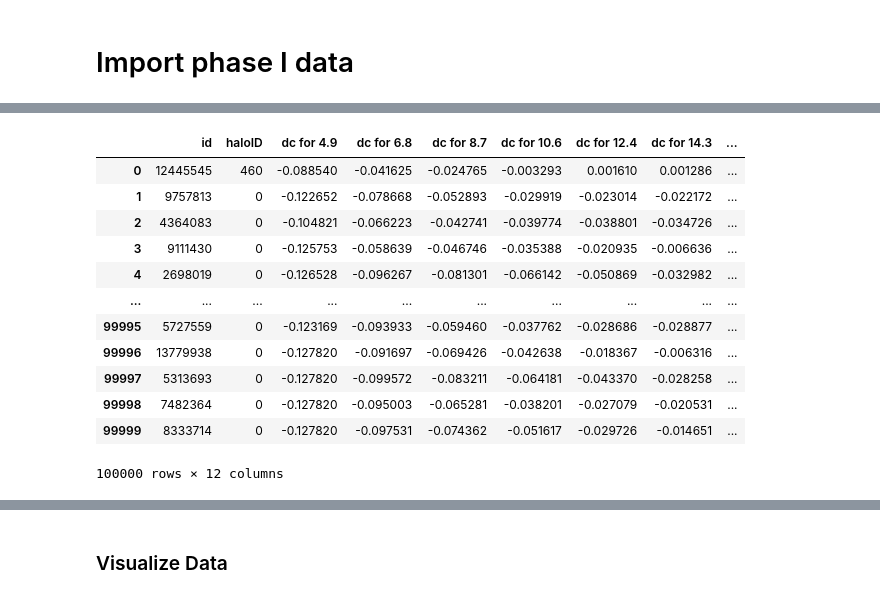
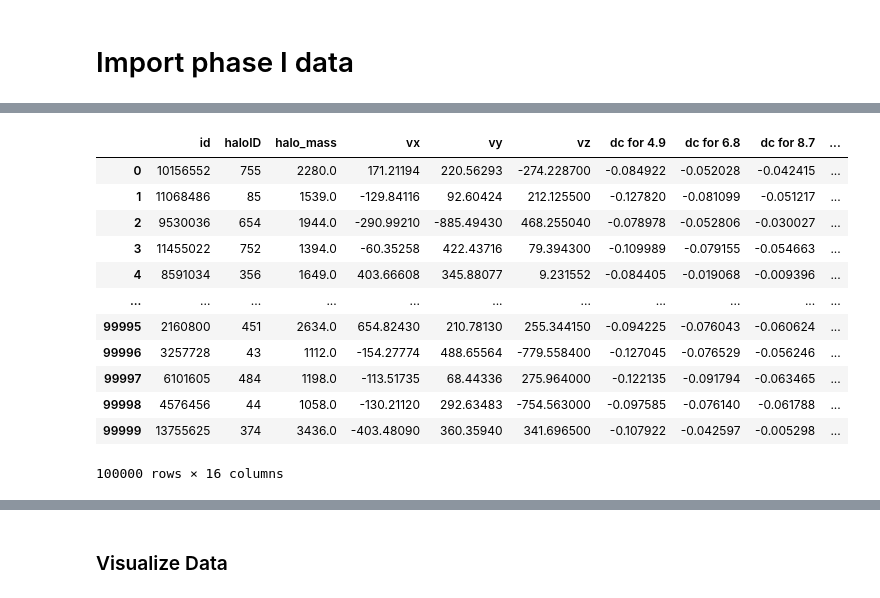
Before and after one commit to as2c/MLP---Cosmology, a Jupyter notebook: NN_Model.ipynb, the cells around one changed output, grey strips where cells are left out. Cells and saved outputs as stored; diff of their text form; code cells hidden in the pictures.

```diff
--- a/NN_Model.ipynb
+++ b/NN_Model.ipynb
@@ -49,21 +49,22 @@ Drive already mounted at /content/drive; to attempt to forcibly remount, call dr
 # %%
-data = pd.read_csv(r'/content/drive/MyDrive/density_contrast_final2.csv')
-data['in_halo'] = (data['haloID']>0).astype('int')
+data = pd.read_csv(r'/content/drive/MyDrive/denc_Neutrino')
+# data['in_halo'] = (data['haloID']>0).astype('int')
+data['in_halo'] = (data['halo_mass']>1600).astype('int32')
 data
 # %% [output]
-|  | id | haloID | dc for 4.9 | dc for 6.8 | dc for 8.7 | dc for 10.6 | dc for 12.4 | dc for 14.3 | ... |
-| 0 | 12445545 | 460 | -0.088540 | -0.041625 | -0.024765 | -0.003293 | 0.001610 | 0.001286 | ... |
-| 1 | 9757813 | 0 | -0.122652 | -0.078668 | -0.052893 | -0.029919 | -0.023014 | -0.022172 | ... |
-| 2 | 4364083 | 0 | -0.104821 | -0.066223 | -0.042741 | -0.039774 | -0.038801 | -0.034726 | ... |
-| 3 | 9111430 | 0 | -0.125753 | -0.058639 | -0.046746 | -0.035388 | -0.020935 | -0.006636 | ... |
-| 4 | 2698019 | 0 | -0.126528 | -0.096267 | -0.081301 | -0.066142 | -0.050869 | -0.032982 | ... |
-| ... | ... | ... | ... | ... | ... | ... | ... | ... | ... |
-| 99995 | 5727559 | 0 | -0.123169 | -0.093933 | -0.059460 | -0.037762 | -0.028686 | -0.028877 | ... |
-| 99996 | 13779938 | 0 | -0.127820 | -0.091697 | -0.069426 | -0.042638 | -0.018367 | -0.006316 | ... |
-| 99997 | 5313693 | 0 | -0.127820 | -0.099572 | -0.083211 | -0.064181 | -0.043370 | -0.028258 | ... |
-| 99998 | 7482364 | 0 | -0.127820 | -0.095003 | -0.065281 | -0.038201 | -0.027079 | -0.020531 | ... |
-| 99999 | 8333714 | 0 | -0.127820 | -0.097531 | -0.074362 | -0.051617 | -0.029726 | -0.014651 | ... |
+|  | id | haloID | halo_mass | vx | vy | vz | dc for 4.9 | dc for 6.8 | dc for 8.7 | ... |
+| 0 | 10156552 | 755 | 2280.0 | 171.21194 | 220.56293 | -274.228700 | -0.084922 | -0.052028 | -0.042415 | ... |
+| 1 | 11068486 | 85 | 1539.0 | -129.84116 | 92.60424 | 212.125500 | -0.127820 | -0.081099 | -0.051217 | ... |
+| 2 | 9530036 | 654 | 1944.0 | -290.99210 | -885.49430 | 468.255040 | -0.078978 | -0.052806 | -0.030027 | ... |
+| 3 | 11455022 | 752 | 1394.0 | -60.35258 | 422.43716 | 79.394300 | -0.109989 | -0.079155 | -0.054663 | ... |
+| 4 | 8591034 | 356 | 1649.0 | 403.66608 | 345.88077 | 9.231552 | -0.084405 | -0.019068 | -0.009396 | ... |
+| ... | ... | ... | ... | ... | ... | ... | ... | ... | ... | ... |
+| 99995 | 2160800 | 451 | 2634.0 | 654.82430 | 210.78130 | 255.344150 | -0.094225 | -0.076043 | -0.060624 | ... |
+| 99996 | 3257728 | 43 | 1112.0 | -154.27774 | 488.65564 | -779.558400 | -0.127045 | -0.076529 | -0.056246 | ... |
+| 99997 | 6101605 | 484 | 1198.0 | -113.51735 | 68.44336 | 275.964000 | -0.122135 | -0.091794 | -0.063465 | ... |
+| 99998 | 4576456 | 44 | 1058.0 | -130.21120 | 292.63483 | -754.563000 | -0.097585 | -0.076140 | -0.061788 | ... |
+| 99999 | 13755625 | 374 | 3436.0 | -403.48090 | 360.35940 | 341.696500 | -0.107922 | -0.042597 | -0.005298 | ... |
-100000 rows × 12 columns
+100000 rows × 16 columns
 # %%
 data.describe()
 # %% [output]
```
Also changed, not shown: parts of 45 cells of this notebook.
